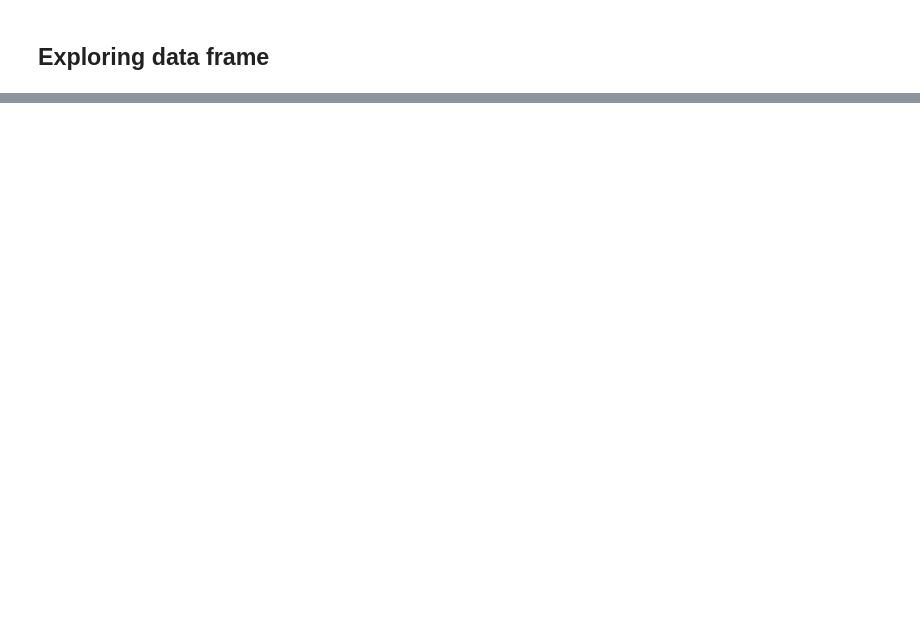
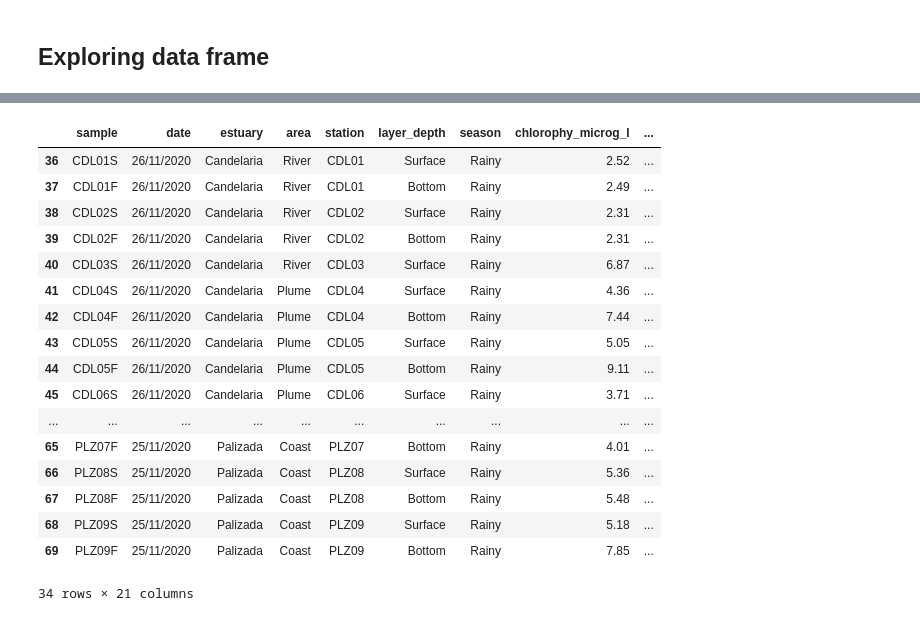
Before and after one commit to CCaceres97/Curso-de-Estad-stica-en-Python-UNAM, a Jupyter notebook: data_frame.ipynb, the cells around one changed output, grey strips where cells are left out. Cells and saved outputs as stored; diff of their text form; code cells hidden in the pictures; blank space fills up the shorter version.

```diff
--- a/data_frame.ipynb
+++ b/data_frame.ipynb
@@ -105,0 +87,21 @@ print(hs_extreme)
+# %%
+CO2Data_rainy
+# %% [output]
+|  | sample | date | estuary | area | station | layer_depth | season | chlorophy_microg_l | ... |
+| 36 | CDL01S | 26/11/2020 | Candelaria | River | CDL01 | Surface | Rainy | 2.52 | ... |
+| 37 | CDL01F | 26/11/2020 | Candelaria | River | CDL01 | Bottom | Rainy | 2.49 | ... |
+| 38 | CDL02S | 26/11/2020 | Candelaria | River | CDL02 | Surface | Rainy | 2.31 | ... |
+| 39 | CDL02F | 26/11/2020 | Candelaria | River | CDL02 | Bottom | Rainy | 2.31 | ... |
+| 40 | CDL03S | 26/11/2020 | Candelaria | River | CDL03 | Surface | Rainy | 6.87 | ... |
+| 41 | CDL04S | 26/11/2020 | Candelaria | Plume | CDL04 | Surface | Rainy | 4.36 | ... |
+| 42 | CDL04F | 26/11/2020 | Candelaria | Plume | CDL04 | Bottom | Rainy | 7.44 | ... |
+| 43 | CDL05S | 26/11/2020 | Candelaria | Plume | CDL05 | Surface | Rainy | 5.05 | ... |
+| 44 | CDL05F | 26/11/2020 | Candelaria | Plume | CDL05 | Bottom | Rainy | 9.11 | ... |
+| 45 | CDL06S | 26/11/2020 | Candelaria | Plume | CDL06 | Surface | Rainy | 3.71 | ... |
+| ... | ... | ... | ... | ... | ... | ... | ... | ... | ... |
+| 65 | PLZ07F | 25/11/2020 | Palizada | Coast | PLZ07 | Bottom | Rainy | 4.01 | ... |
+| 66 | PLZ08S | 25/11/2020 | Palizada | Coast | PLZ08 | Surface | Rainy | 5.36 | ... |
+| 67 | PLZ08F | 25/11/2020 | Palizada | Coast | PLZ08 | Bottom | Rainy | 5.48 | ... |
+| 68 | PLZ09S | 25/11/2020 | Palizada | Coast | PLZ09 | Surface | Rainy | 5.18 | ... |
+| 69 | PLZ09F | 25/11/2020 | Palizada | Coast | PLZ09 | Bottom | Rainy | 7.85 | ... |
+34 rows × 21 columns
```
Also changed, not shown: parts of 11 cells of this notebook, 4 other files.
